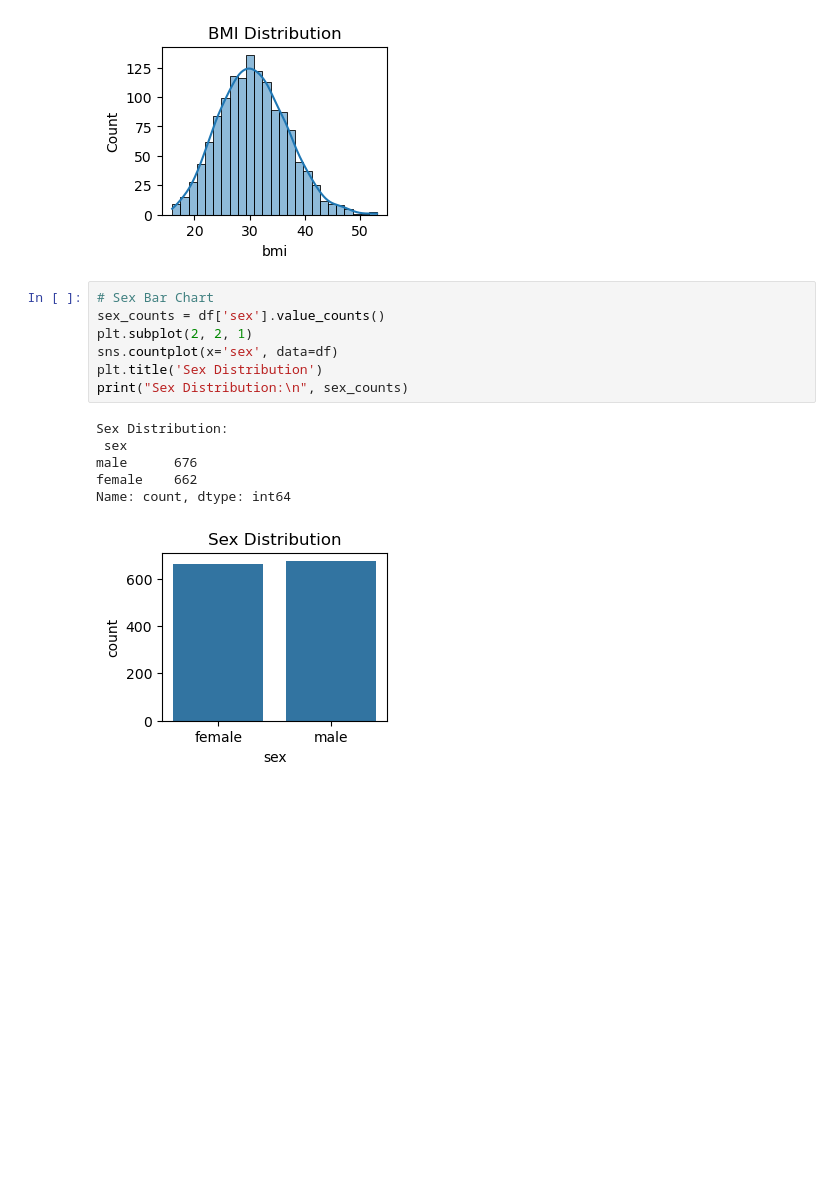
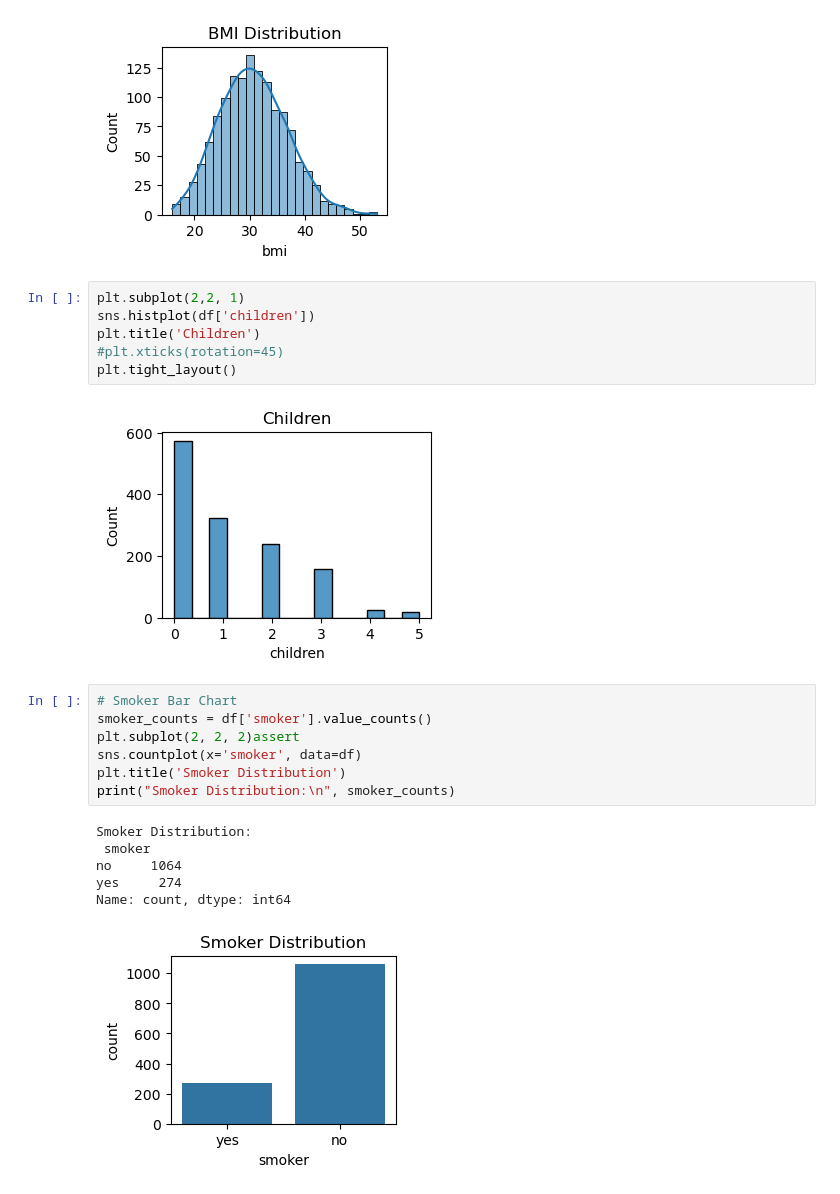
Before and after one commit to AndrewJesse/Task-2-Jupyter, a Jupyter notebook: main.ipynb, the cells around one changed output. Cells and saved outputs as stored; diff of their text form; blank space fills up the shorter version.

Commit message:
added all 8 charts

```diff
--- a/main.ipynb
+++ b/main.ipynb
@@ -58,17 +64,25 @@ min        15.960000
 max        53.130000
 Name: bmi, dtype: float64
 [figure]
+# %%
+plt.subplot(2,2, 1)
+sns.histplot(df['children'])
+plt.title('Children')
+#plt.xticks(rotation=45)
+plt.tight_layout()
+# %% [output]
+[figure, added]
 # %%
-# Sex Bar Chart
-sex_counts = df['sex'].value_counts()
-plt.subplot(2, 2, 1)
-sns.countplot(x='sex', data=df)
-plt.title('Sex Distribution')
-print("Sex Distribution:\n", sex_counts)
+# Smoker Bar Chart
+smoker_counts = df['smoker'].value_counts()
+plt.subplot(2, 2, 2)assert
+sns.countplot(x='smoker', data=df)
+plt.title('Smoker Distribution')
+print("Smoker Distribution:\n", smoker_counts)
 # %% [output]
-Sex Distribution:
- sex
-male      676
-female    662
+Smoker Distribution:
+ smoker
+no     1064
+yes     274
 Name: count, dtype: int64
-[figure, old version]
+[figure, new version]
```
Also changed, not shown: parts of 7 cells of this notebook.
